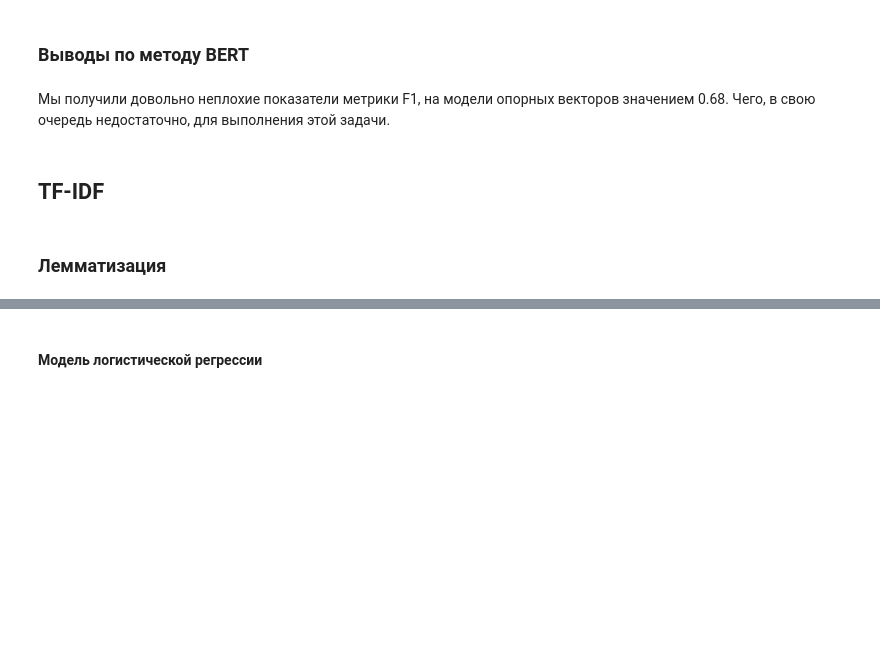
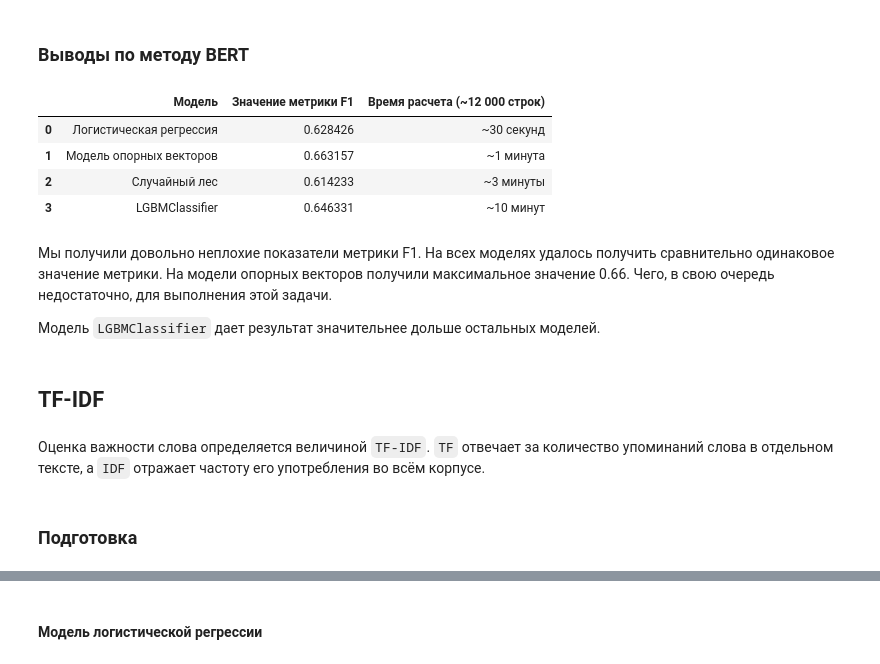
Before and after one commit to rustyt0aster/project13_BERT, a Jupyter notebook: project13_BERT.ipynb, the cells around one changed output, grey strips where cells are left out. Saved outputs shown, nothing was run; the diff lists cells and outputs as text; code cells hidden in the pictures; blank space fills up the shorter version.

```diff
--- a/project13_BERT.ipynb
+++ b/project13_BERT.ipynb
@@ -308,7 +421,7 @@ print("Наибольшее значение метрики F1 для модел
 %%time
 
 lgbm = lgb.LGBMClassifier() #
-parameters = {'n_estimators': range (1, 1000), 'max_depth': range (1, 100), 'learning_rate': (0.05, 0.5, 0.05)}
+parameters = {'n_estimators': range (1, 1000), 'max_depth': range (1, 100), 'learning_rate': np.arange(0.05, 0.5, 0.05)}
 #применение метода гридсёрч со встроенной кросс-валидацией
 
 rand_lgbm = RandomizedSearchCV(lgbm, n_iter=20, param_distributions= parameters, scoring='f1', n_jobs= -3, cv=5)
@@ -325,8 +443,29 @@ print("Наибольшее значение метрики F1 для модел
 # %% [markdown]
 ### Выводы по методу BERT
+# %%
+models = ['Логистическая регрессия', 'Модель опорных векторов', 'Случайный лес', 'LGBMClassifier']
+F1 = [log_reg_f1, svclassifier_f1, best_forest, best_lgbm]
+total_time = ['~30 секунд', '~1 минута', '~3 минуты', '~10 минут']
+
+bert_result_table = pd.DataFrame({ #созаем датафрейм
+    'Модель': models, #
+    'Значение метрики F1': F1,
+    'Время расчета (~12 000 строк)': total_time
+}) #
+bert_result_table
+# %% [output]
+|  | Модель | Значение метрики F1 | Время расчета (~12 000 строк) |
+| 0 | Логистическая регрессия | 0.628426 | ~30 секунд |
+| 1 | Модель опорных векторов | 0.663157 | ~1 минута |
+| 2 | Случайный лес | 0.614233 | ~3 минуты |
+| 3 | LGBMClassifier | 0.646331 | ~10 минут |
 # %% [markdown]
-Мы получили довольно неплохие показатели метрики F1, на модели опорных векторов значением 0.68. Чего, в свою очередь недостаточно, для выполнения этой задачи.
+Мы получили довольно неплохие показатели метрики F1. На всех моделях удалось получить сравнительно одинаковое значение метрики. На модели опорных векторов получили максимальное значение 0.66. Чего, в свою очередь недостаточно, для выполнения этой задачи.
+
+Модель `LGBMClassifier` дает результат значительнее дольше остальных моделей.
 # %% [markdown]
 ## TF-IDF
+# %% [markdown]
+Оценка важности слова определяется величиной `TF-IDF`. `TF` отвечает за количество упоминаний слова в отдельном тексте, а `IDF` отражает частоту его употребления во всём корпусе.
 # %% [markdown]
-### Лемматизация
+### Подготовка
```
Also changed, not shown: parts of 70 cells of this notebook.
